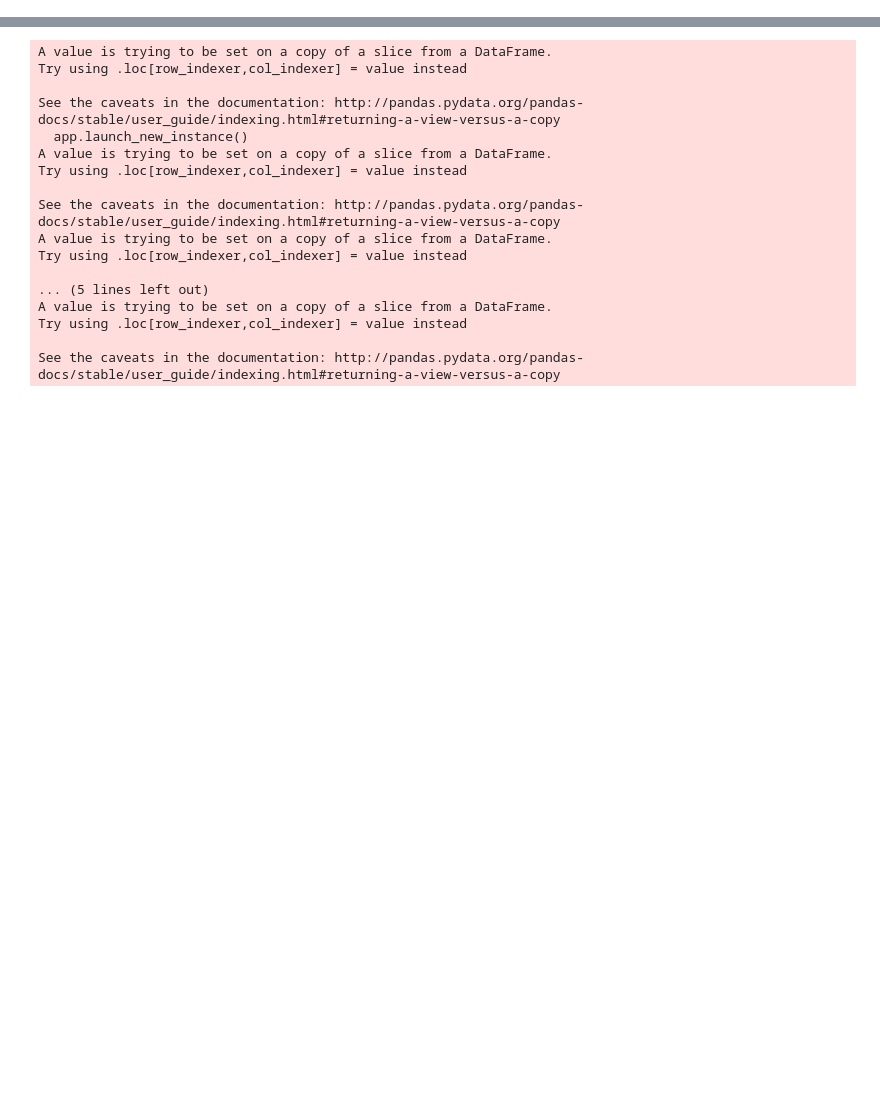
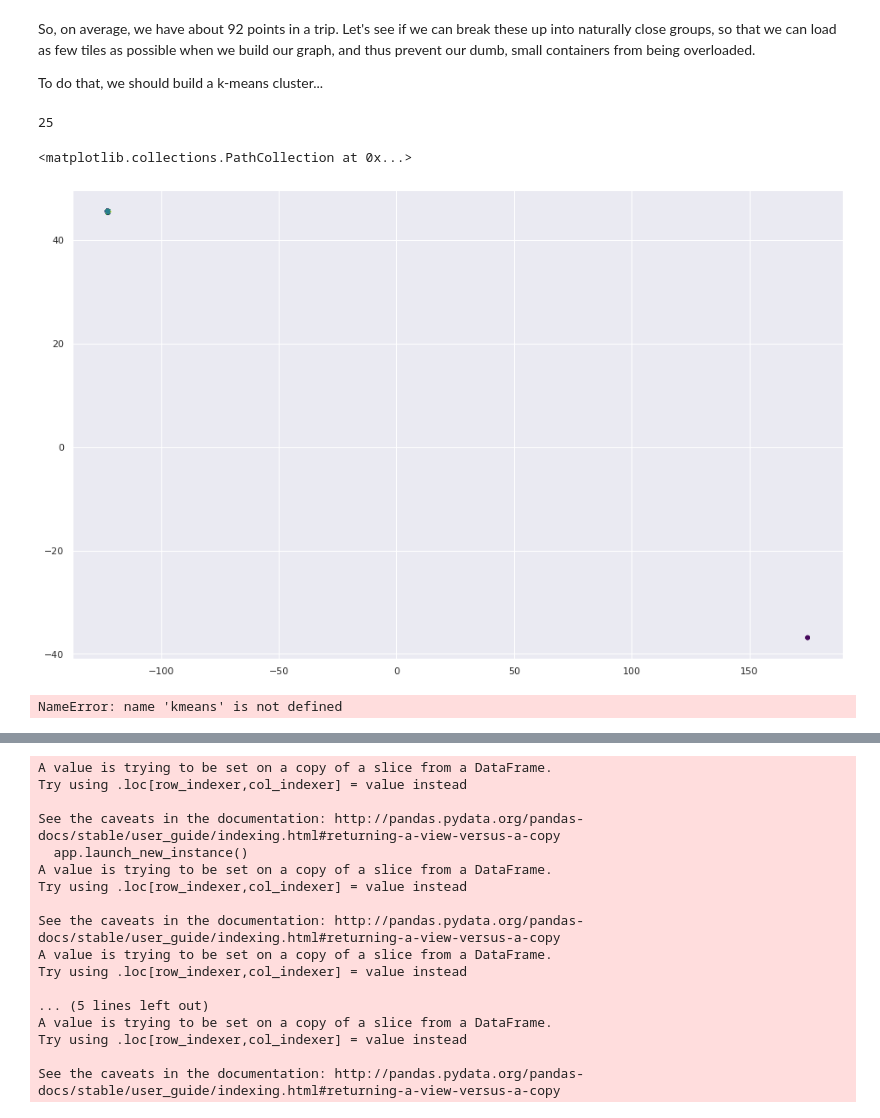
Before and after one commit to mike-mcdonald/notebooks, a Jupyter notebook: py/MDS sharedstreets tests.ipynb, the cells around one changed output, grey strips where cells are left out. Drawn from its saved outputs; the diff is of its cells as text; code cells hidden in the pictures; blank space fills up the shorter version.

Commit message:
Update sharedstreets notebook with kmeans work

```diff
--- a/py/MDS sharedstreets tests.ipynb
+++ b/py/MDS sharedstreets tests.ipynb
@@ -110,0 +136,24 @@ len(df)
+# %%
+# Convert the route to a DataFrame now to make mapping easier
+df['route'] = df.route.apply(
+    lambda x: x['features'])
+
+lens = [len(item) for item in df['route']]
+route_df = pd.DataFrame( {
+    "trip_id" : np.repeat(df['trip_id'].values,lens),
+    "provider_id" : np.repeat(df['provider_id'].values,lens),
+    "device_id" : np.repeat(df['device_id'].values,lens),
+    "vehicle_type": np.repeat(df['vehicle_type'].values, lens),
+    "feature" : np.concatenate(df['route'].values)
+})
+
+route_df['timestamp'] = route_df.feature.map(lambda x: x['properties']['timestamp'])
+route_df['coordinates'] = route_df.feature.map(lambda x: x['geometry']['coordinates'])
+route_df['geometry'] = route_df.feature.map(lambda x: Point(x['geometry']['coordinates']))
+
+
+route_df['hash'] = route_df.apply(lambda x: hashlib.md5(
+    f'{x.trip_id}{x.provider_id}{x.device_id}{x.timestamp}'.encode('utf-8')
+).hexdigest(), axis=1)
+
+route_df = gpd.GeoDataFrame(route_df.drop_duplicates(subset='hash'))
@@ -110,0 +176,25 @@ len(df)
+# %% [markdown]
+So, on average, we have about 92 points in a trip.  Let's see if we can break these up into naturally close groups, so that we can load as few tiles as possible when we build our graph, and thus prevent our dumb, small containers from being overloaded.
+
+To do that, we should build a k-means cluster...
+# %%
+coord_array = []
+route_df.coordinates.map(lambda x: coord_array.append([x[0], x[1]]))
+coord_array = np.array(coord_array)
+# %%
+start_time = datetime.now()
+from sklearn.cluster import KMeans
+kmeans = KMeans(n_clusters=50)
+kmeans.fit(coord_array)
+end_time = datetime.now()
+print((end_time - start_time).seconds)
+# %% [output]
+25
+# %%
+y_kmeans = kmeans.predict(coord_array)
+# %%
+plt.scatter(coord_array[:, 0], coord_array[:, 1], c=y_kmeans, s=20, cmap='viridis')
+#plt.scatter(kmeans.cluster_centers_[:, 0], kmeans.cluster_centers_[:, 1], c='black', s=200, alpha=0.5);
+# %% [output]
+<matplotlib.collections.PathCollection at 0x...>
+[figure, added]
@@ -110,0 +207,4 @@ len(df)
+# %%
+route_df['cluster'] = kmeans.predict(coord_array)
+# %% [output]
+NameError: name 'kmeans' is not defined
```
Also changed, not shown: parts of 35 cells of this notebook.
